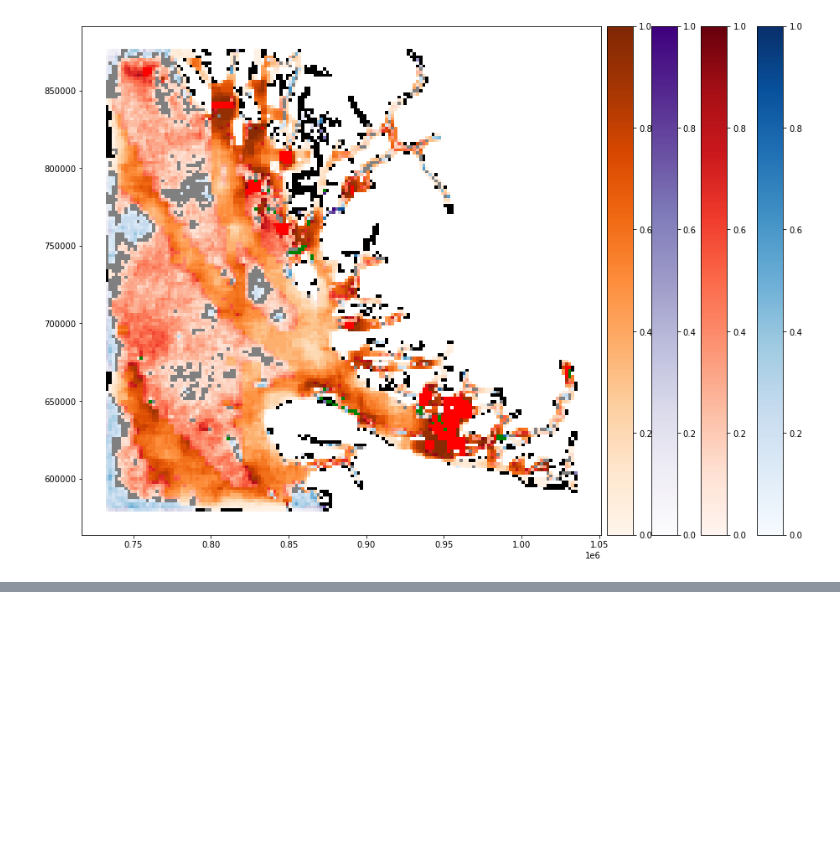
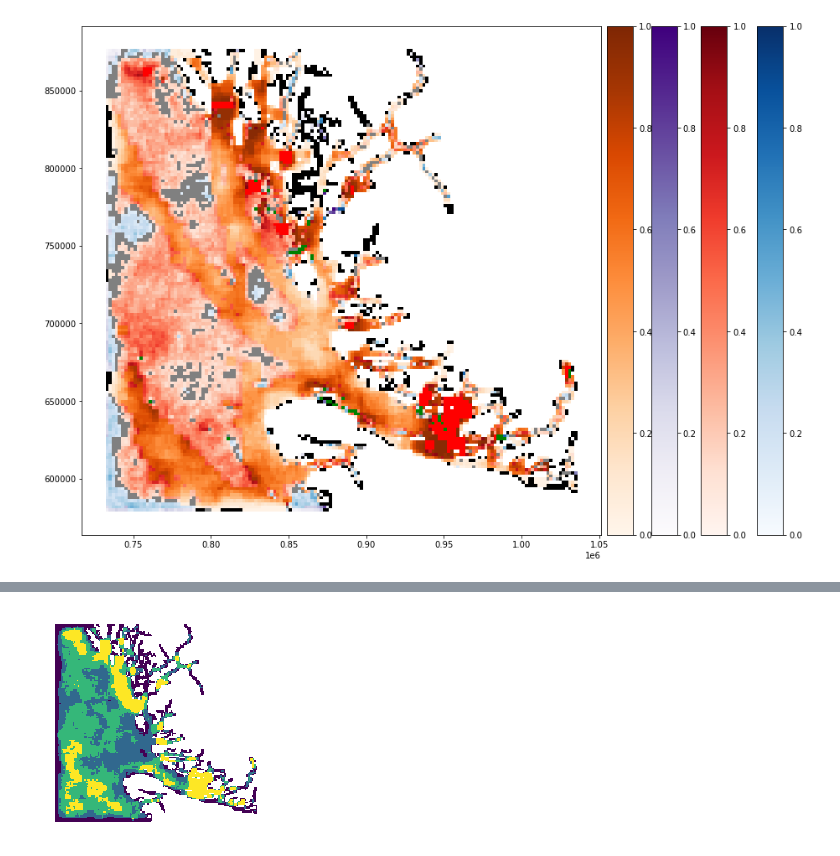
Before and after one commit to Vizzuality/marxan-cloud, a Jupyter notebook: data/notebooks/Lab/marxan_diffmap.ipynb, the cells around one changed output, grey strips where cells are left out. Saved outputs shown, nothing was run; the diff lists cells and outputs as text; code cells hidden in the pictures; blank space fills up the shorter version.

Commit message:
bivariate plot

```diff
--- a/data/notebooks/Lab/marxan_diffmap.ipynb
+++ b/data/notebooks/Lab/marxan_diffmap.ipynb
@@ -290,0 +368,5 @@ plt.show()
+# %%
+SCEN1_PATH = '/home/jovyan/work/datasets/raw/Marxan_DiffMap/Scenario2'
+SCEN2_PATH = '/home/jovyan/work/datasets/raw/Marxan_DiffMap/Scenario1'
+GRID_PATH = f'{SCEN1_PATH}/pu/pulayer.shp'
+diff = diffMap_bivariate(SCEN1_PATH,SCEN2_PATH, show_count =True)
@@ -290,0 +389,4 @@ plt.show()
+# %%
+pu_grid = gpd.read_file(f'{GRID_PATH}')
+# %%
+diff = pu_grid[['PUID','geometry']].merge(diff,left_on='PUID',right_on ='planning_unit',how='inner')
@@ -290,0 +402,5 @@ plt.show()
+# %%
+ax = diff.plot(column='rel_freq1', edgecolor='none', scheme='fisherjenks', k=4)
+ax.set_axis_off()
+# %% [output]
+[figure, added]
```
Also changed, not shown: parts of 17 cells of this notebook.
